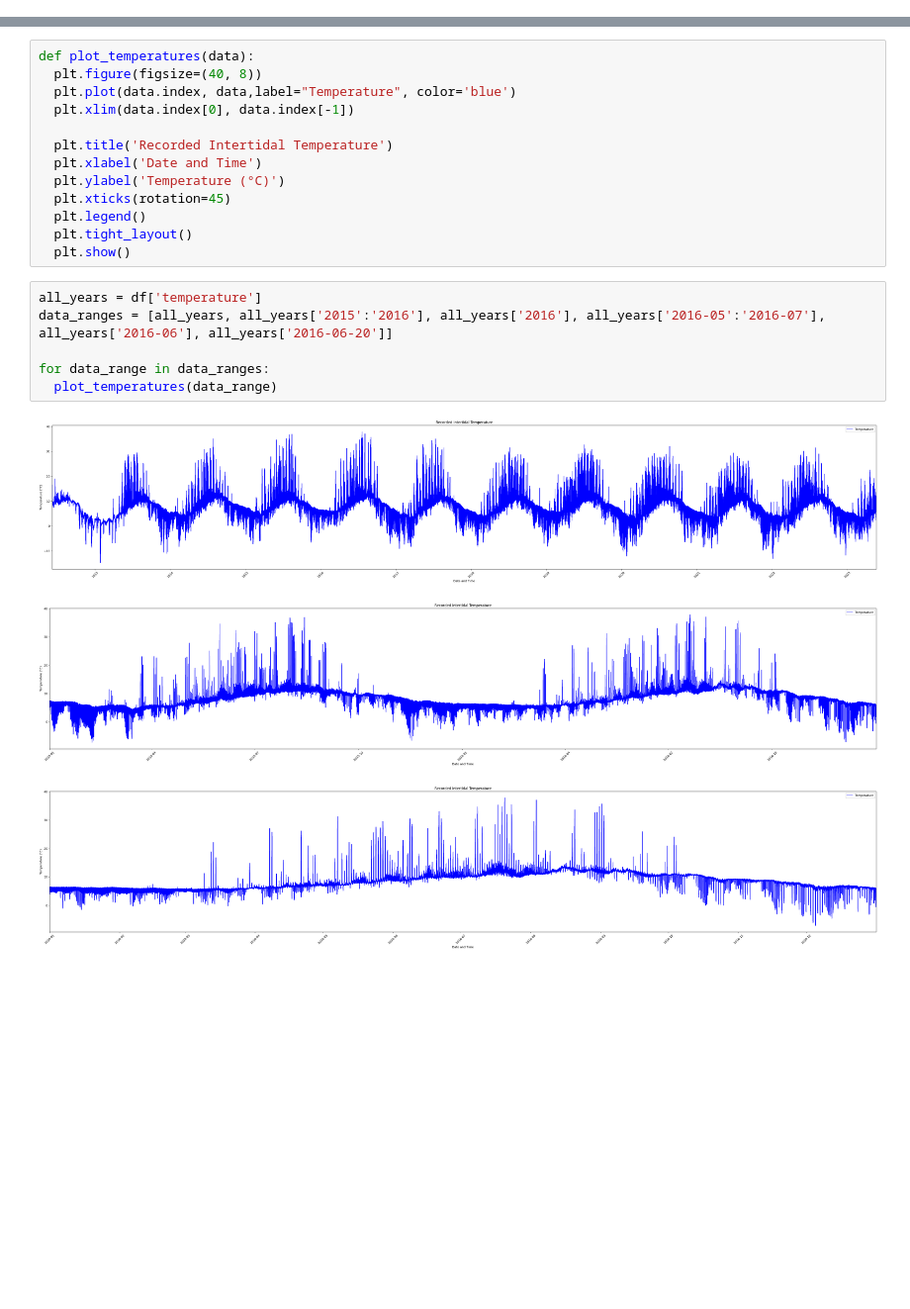
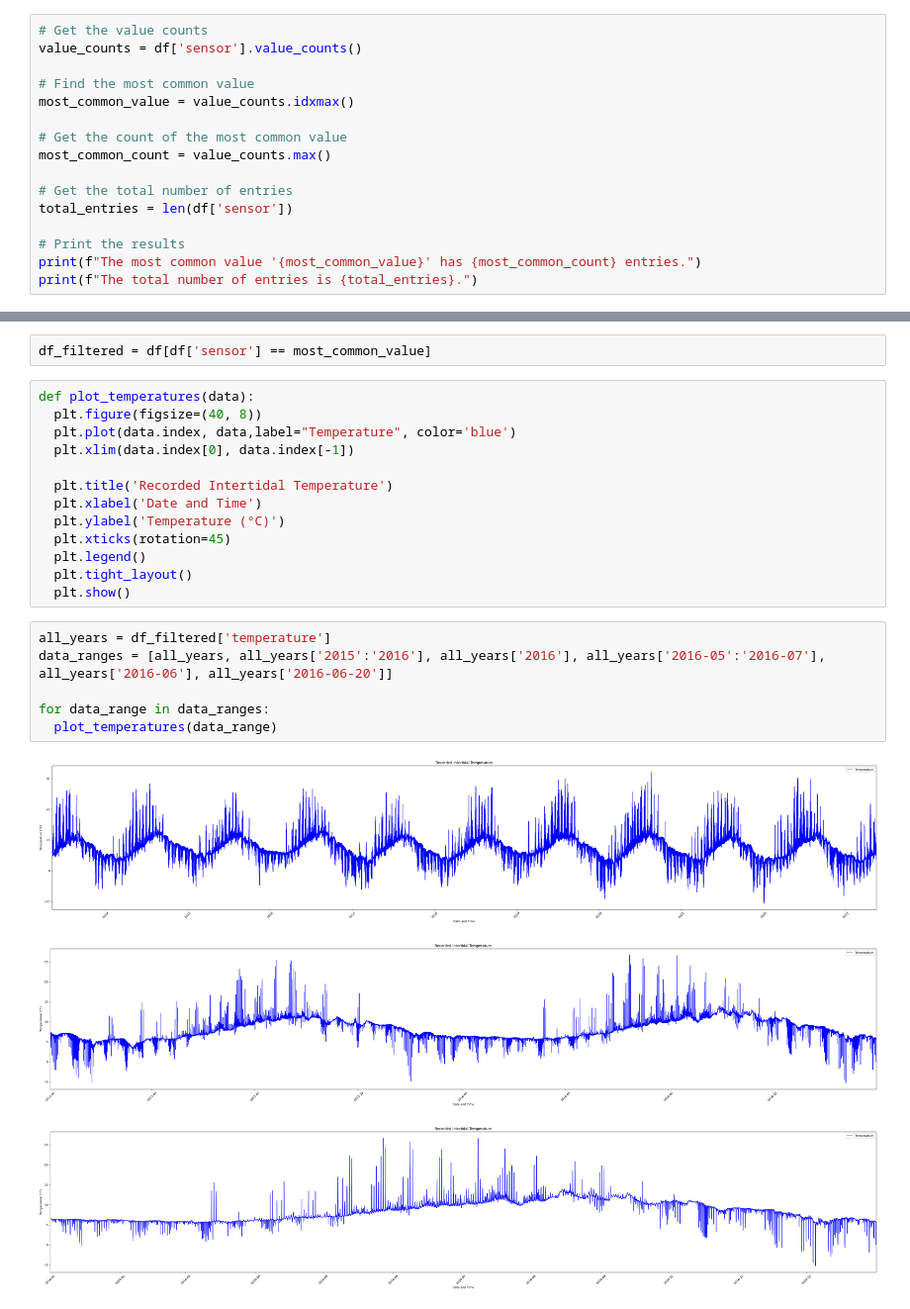
Before and after one commit to bbukaty/heat-wave-analysis, a Jupyter notebook: 09_timeframe-variability.ipynb, the cells around one changed output, grey strips where cells are left out. Shown at 99% size. Cells and saved outputs as stored; diff of their text form; blank space fills up the shorter version.

```diff
--- a/09_timeframe-variability.ipynb
+++ b/09_timeframe-variability.ipynb
@@ -27,0 +46,16 @@ df.info()
+# %%
+# Get the value counts
+value_counts = df['sensor'].value_counts()
+
+# Find the most common value
+most_common_value = value_counts.idxmax()
+
+# Get the count of the most common value
+most_common_count = value_counts.max()
+
+# Get the total number of entries
+total_entries = len(df['sensor'])
+
+# Print the results
+print(f"The most common value '{most_common_value}' has {most_common_count} entries.")
+print(f"The total number of entries is {total_entries}.")
@@ -28,3 +65,5 @@ df.info()
+# %%
+df_filtered = df[df['sensor'] == most_common_value]
 # %%
 def plot_temperatures(data):
   plt.figure(figsize=(40, 8))
@@ -39,12 +78,12 @@ def plot_temperatures(data):
   plt.tight_layout()
   plt.show()
 # %%
-all_years = df['temperature']
+all_years = df_filtered['temperature']
 data_ranges = [all_years, all_years['2015':'2016'], all_years['2016'], all_years['2016-05':'2016-07'], all_years['2016-06'], all_years['2016-06-20']]
 
 for data_range in data_ranges:
   plot_temperatures(data_range)
 # %% [output]
-[figure, old version]
+[figure, new version]
-[figure, old version]
+[figure, new version]
-[figure, old version]
+[figure, new version]
```
Also changed, not shown: parts of 3 cells of this notebook, 7 other files.
